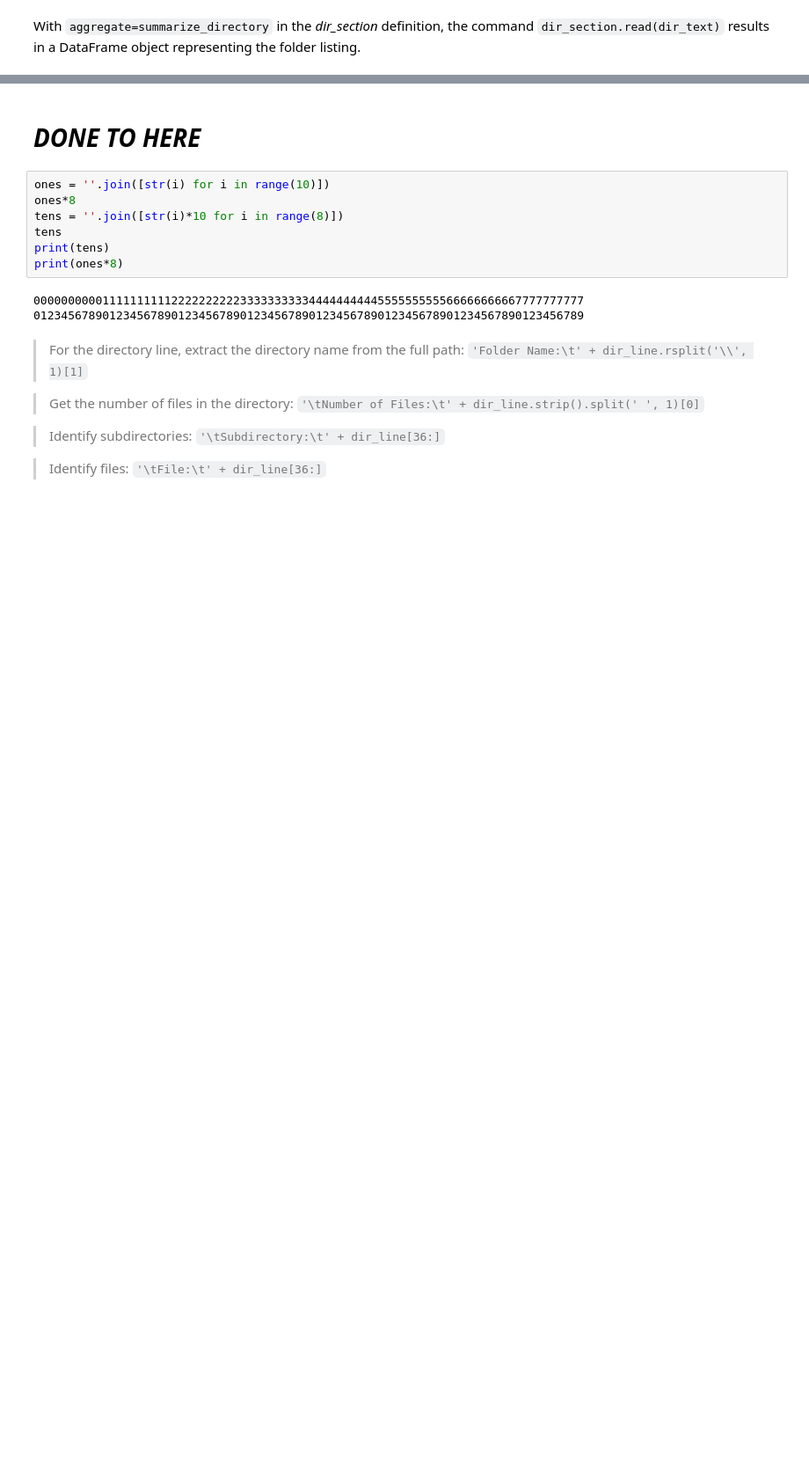
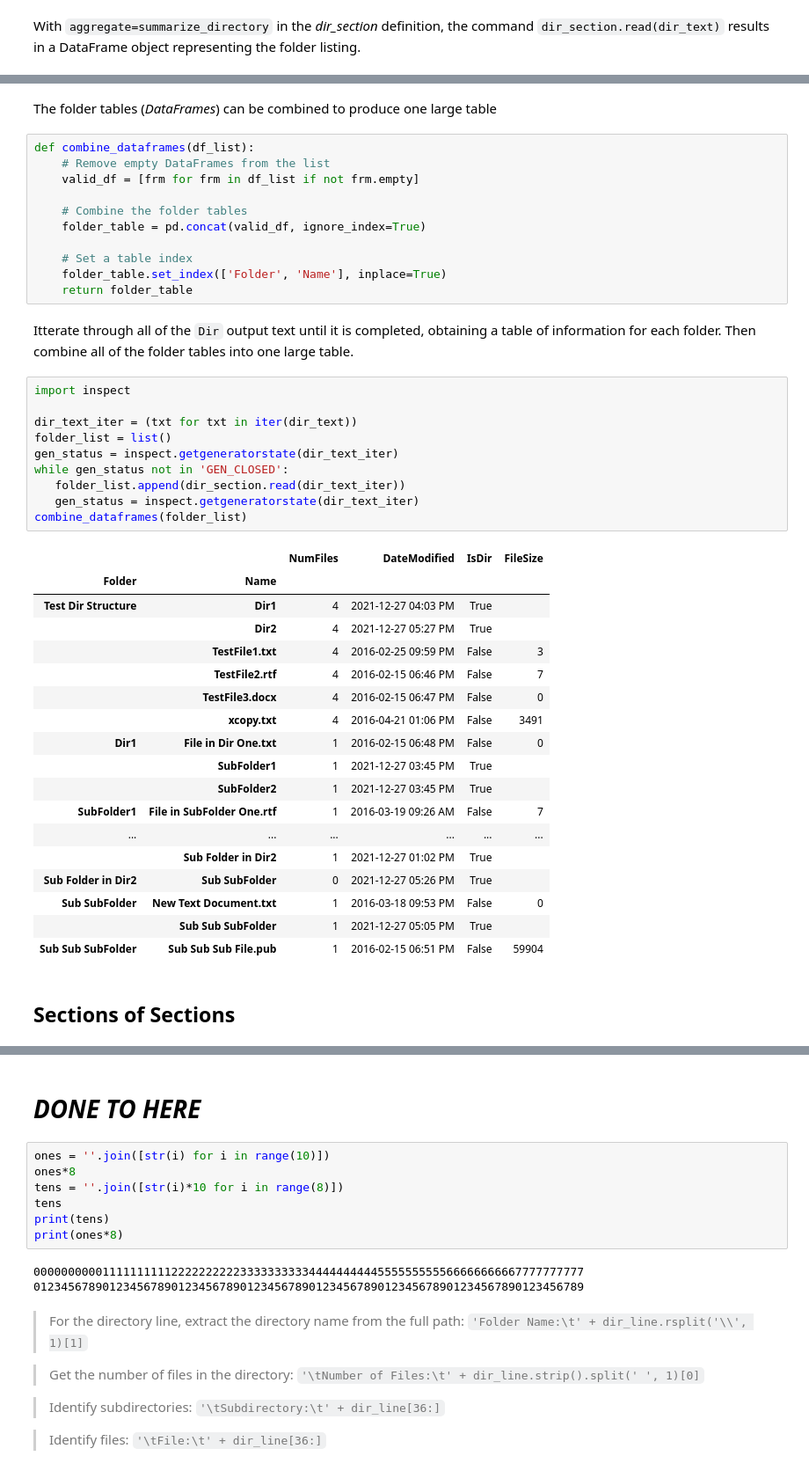
Before and after one commit to GregSal/sectionary, a Jupyter notebook: examples/Sections Tutorial.ipynb, the cells around one changed output, grey strips where cells are left out. Shown at 88% size. Cells and saved outputs as stored; diff of their text form; blank space fills up the shorter version.

```diff
--- a/examples/Sections Tutorial.ipynb
+++ b/examples/Sections Tutorial.ipynb
@@ -359,0 +364,46 @@ dir_section.read(dir_text)
+# %% [markdown]
+The folder tables (*DataFrames*) can be combined to produce one large table
+# %%
+def combine_dataframes(df_list):
+    # Remove empty DataFrames from the list
+    valid_df = [frm for frm in df_list if not frm.empty]
+
+    # Combine the folder tables
+    folder_table = pd.concat(valid_df, ignore_index=True)
+
+    # Set a table index
+    folder_table.set_index(['Folder', 'Name'], inplace=True)
+    return folder_table
+# %% [markdown]
+Itterate through all of the `Dir` output text until it is completed, obtaining a table of information for each folder.  Then combine all of the folder tables into one large table.
+# %%
+import inspect
+
+dir_text_iter = (txt for txt in iter(dir_text))
+folder_list = list()
+gen_status = inspect.getgeneratorstate(dir_text_iter)
+while gen_status not in 'GEN_CLOSED':
+   folder_list.append(dir_section.read(dir_text_iter))
+   gen_status = inspect.getgeneratorstate(dir_text_iter)
+combine_dataframes(folder_list)
+# %% [output]
+|  |  | NumFiles | DateModified | IsDir | FileSize |
+| Folder | Name |  |  |  |  |
+| Test Dir Structure | Dir1 | 4 | 2021-12-27 04:03 PM | True |  |
+|  | Dir2 | 4 | 2021-12-27 05:27 PM | True |  |
+|  | TestFile1.txt | 4 | 2016-02-25 09:59 PM | False | 3 |
+|  | TestFile2.rtf | 4 | 2016-02-15 06:46 PM | False | 7 |
+|  | TestFile3.docx | 4 | 2016-02-15 06:47 PM | False | 0 |
+|  | xcopy.txt | 4 | 2016-04-21 01:06 PM | False | 3491 |
+| Dir1 | File in Dir One.txt | 1 | 2016-02-15 06:48 PM | False | 0 |
+|  | SubFolder1 | 1 | 2021-12-27 03:45 PM | True |  |
+|  | SubFolder2 | 1 | 2021-12-27 03:45 PM | True |  |
+| SubFolder1 | File in SubFolder One.rtf | 1 | 2016-03-19 09:26 AM | False | 7 |
+| ... | ... | ... | ... | ... | ... |
+|  | Sub Folder in Dir2 | 1 | 2021-12-27 01:02 PM | True |  |
+| Sub Folder in Dir2 | Sub SubFolder | 0 | 2021-12-27 05:26 PM | True |  |
+| Sub SubFolder | New Text Document.txt | 1 | 2016-03-18 09:53 PM | False | 0 |
+|  | Sub Sub SubFolder | 1 | 2021-12-27 05:05 PM | True |  |
+| Sub Sub SubFolder | Sub Sub Sub File.pub | 1 | 2016-02-15 06:51 PM | False | 59904 |
+# %% [markdown]
+## Sections of Sections
```
Also changed, not shown: parts of 6 cells of this notebook.
